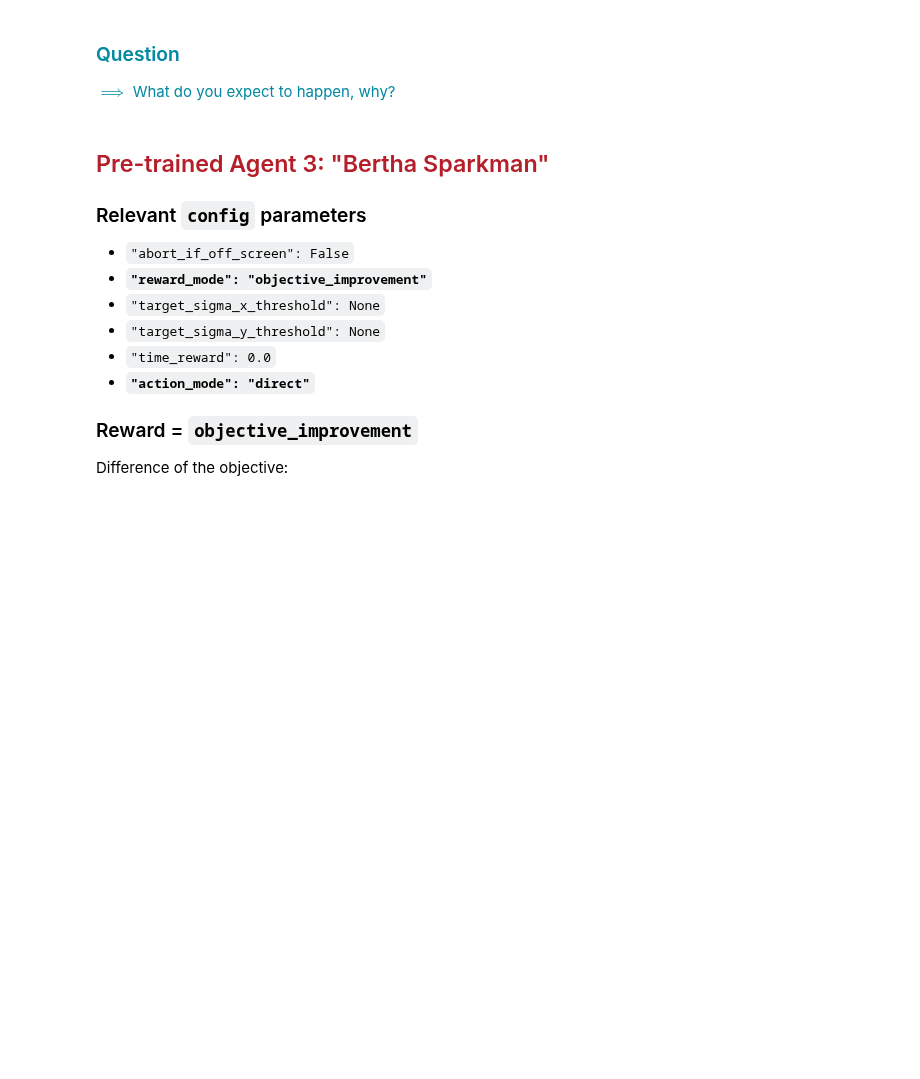
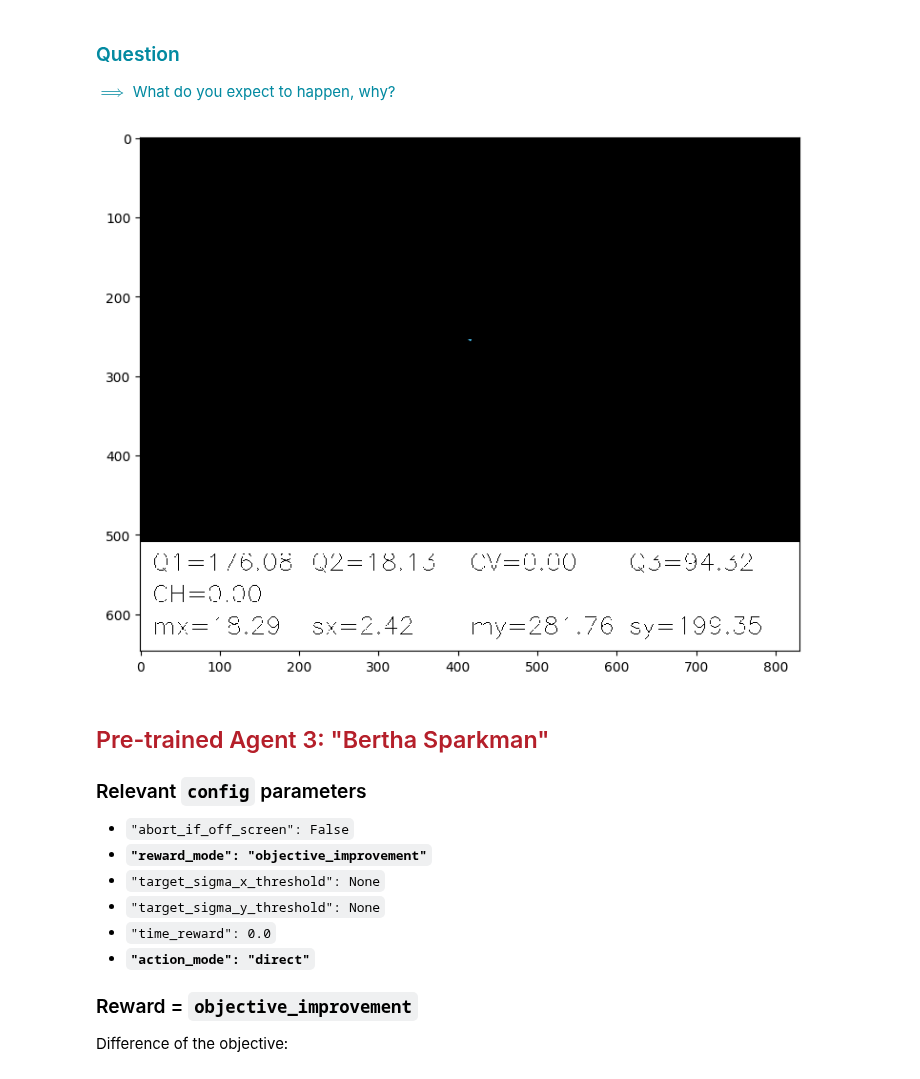
Before and after one commit to ansantam/RL4AA23, a Jupyter notebook: tutorial.ipynb, the cells around one changed output. Drawn from its saved outputs; the diff is of its cells as text; code cells hidden in the pictures; blank space fills up the shorter version.

```diff
--- a/tutorial.ipynb
+++ b/tutorial.ipynb
@@ -398,20 +404,25 @@ $$r_\mathrm{sum-pixel} = - \sum_\text{all pixels} \text{pixel-value}$$
 # %%
 agent_name = "David Archibald"  # names are randomly generated in training
 
 loaded_model = PPO.load(f"utils/models/{agent_name}/model")
 loaded_config = read_from_yaml(f"utils/models/{agent_name}/config")
 
 env = make_env(loaded_config, record_video=False)
 env = NotVecNormalize(env, f"utils/models/{agent_name}/normalizer")
 
 done = False
 observation = env.reset()
-env.render()
 while not done:
     action, _ = loaded_model.predict(observation)
     observation, reward, done, info = env.step(action)
-    env.render()
+
+    img = env.render(mode="rgb_array")
+    ax.imshow(img)
+    display(fig)
+    clear_output(wait=True)
     sleep(0.5)
+# %% [output]
+[figure, added]
 # %%
 env.close()
 # destroy the window
```
Also changed, not shown: parts of 10 cells of this notebook.
